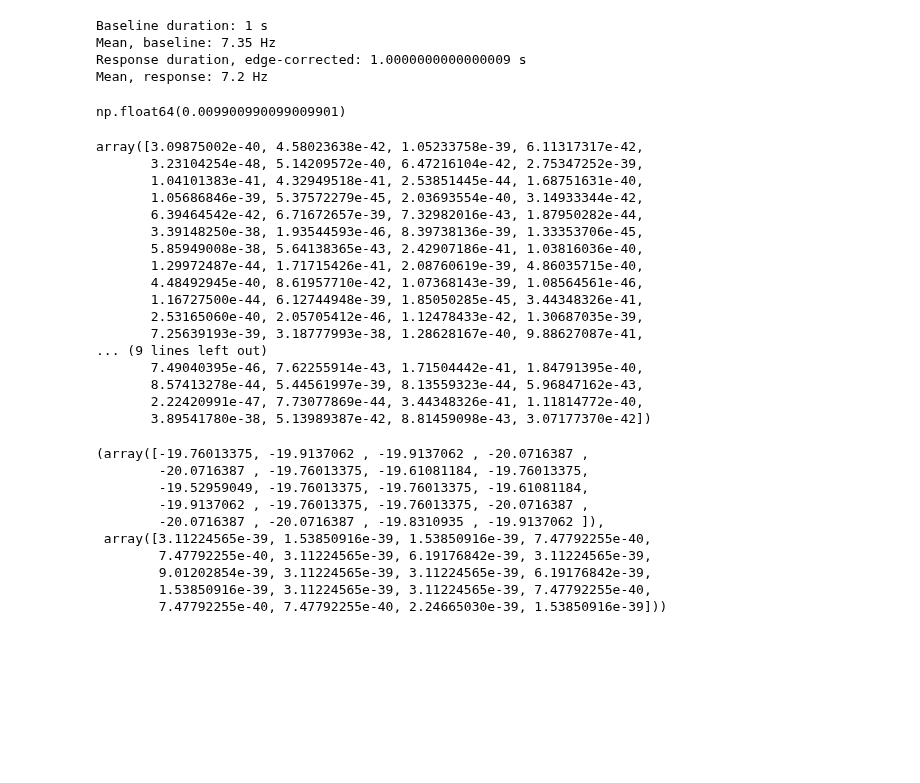
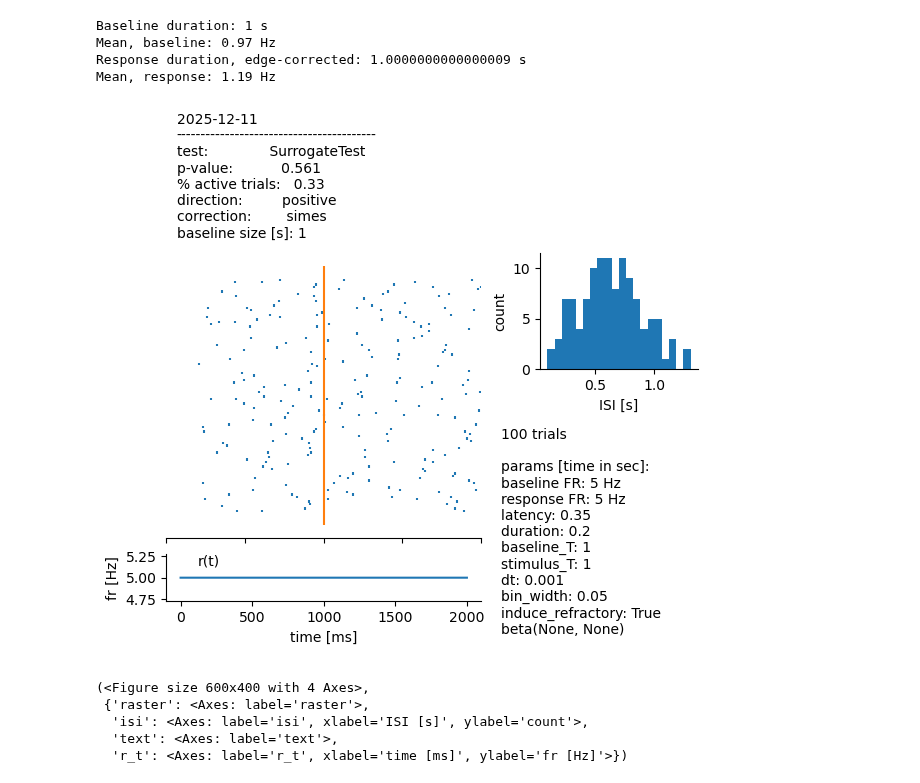
Before and after one commit to a-darcher/response_generator, a Jupyter notebook: dev.ipynb, the cells around one changed output. Drawn from its saved outputs; the diff is of its cells as text; code cells hidden in the pictures; blank space fills up the shorter version.

```diff
--- a/dev.ipynb
+++ b/dev.ipynb
@@ -71,47 +71,34 @@ Mean, response: 7.163157894736842 Hz
 # %%
 cfg_response_dict = {
     "trial_activity": trial_activity,
     "baseline_T": baseline_T,
     "stimulus_T": stimulus_T,
     "stimulus_onset": baseline_T,
-    "bin_width": 0.1,
+    "bin_width": 0.05,
     "dt": dt,
     "direction": "positive",
     "proportion_active": 1/3,
     "multiple_correction": "simes",
     "interleave_response_bins": False,
     "smooth_response_bins": False,
     "debug": True,
 }
 
 cfg_response = ResponseConfig(**cfg_response_dict)
 data_response = make_response_data(cfg_response)
 
-detector = ResponseDetector(data_response, SurrogateTest, n_perms=100)
+detector = ResponseDetector(data_response, SurrogateTest, n_perms=1000)
 detector.compute_min_pval()
+
+SpikeSummaryFigure(trial_activity, generator, detector, ).build()
 # %% [output]
 Baseline duration: 1 s
-Mean, baseline: 7.35 Hz
+Mean, baseline: 0.97 Hz
 Response duration, edge-corrected: 1.0000000000000009 s
-Mean, response: 7.2 Hz
+Mean, response: 1.19 Hz
+[figure, added]
-np.float64(0.009900990099009901)
+(<Figure size 600x400 with 4 Axes>,
+ {'raster': <Axes: label='raster'>,
+  'isi': <Axes: label='isi', xlabel='ISI [s]', ylabel='count'>,
+  'text': <Axes: label='text'>,
+  'r_t': <Axes: label='r_t', xlabel='time [ms]', ylabel='fr [Hz]'>})
-# %%
-detector.test.permuted_tstats
-# %% [output]
-array([3.09875002e-40, 4.58023638e-42, 1.05233758e-39, 6.11317317e-42,
-       3.23104254e-48, 5.14209572e-40, 6.47216104e-42, 2.75347252e-39,
-       1.04101383e-41, 4.32949518e-41, 2.53851445e-44, 1.68751631e-40,
-       1.05686846e-39, 5.37572279e-45, 2.03693554e-40, 3.14933344e-42,
-       6.39464542e-42, 6.71672657e-39, 7.32982016e-43, 1.87950282e-44,
-       3.39148250e-38, 1.93544593e-46, 8.39738136e-39, 1.33353706e-45,
-       5.85949008e-38, 5.64138365e-43, 2.42907186e-41, 1.03816036e-40,
-       1.29972487e-44, 1.71715426e-41, 2.08760619e-39, 4.86035715e-40,
-       4.48492945e-40, 8.61957710e-42, 1.07368143e-39, 1.08564561e-46,
-       1.16727500e-44, 6.12744948e-39, 1.85050285e-45, 3.44348326e-41,
-       2.53165060e-40, 2.05705412e-46, 1.12478433e-42, 1.30687035e-39,
-       7.25639193e-39, 3.18777993e-38, 1.28628167e-40, 9.88627087e-41,
-... (9 lines left out)
-       7.49040395e-46, 7.62255914e-43, 1.71504442e-41, 1.84791395e-40,
-       8.57413278e-44, 5.44561997e-39, 8.13559323e-44, 5.96847162e-43,
-       2.22420991e-47, 7.73077869e-44, 3.44348326e-41, 1.11814772e-40,
-       3.89541780e-38, 5.13989387e-42, 8.81459098e-43, 3.07177370e-42])
@@ -139,13 +104,0 @@ for n, s in enumerate(surrogates):
-# %%
-x
-# %% [output]
-(array([-19.76013375, -19.9137062 , -19.9137062 , -20.0716387 ,
-        -20.0716387 , -19.76013375, -19.61081184, -19.76013375,
-        -19.52959049, -19.76013375, -19.76013375, -19.61081184,
-        -19.9137062 , -19.76013375, -19.76013375, -20.0716387 ,
-        -20.0716387 , -20.0716387 , -19.8310935 , -19.9137062 ]),
- array([3.11224565e-39, 1.53850916e-39, 1.53850916e-39, 7.47792255e-40,
-        7.47792255e-40, 3.11224565e-39, 6.19176842e-39, 3.11224565e-39,
-        9.01202854e-39, 3.11224565e-39, 3.11224565e-39, 6.19176842e-39,
-        1.53850916e-39, 3.11224565e-39, 3.11224565e-39, 7.47792255e-40,
-        7.47792255e-40, 7.47792255e-40, 2.24665030e-39, 1.53850916e-39]))
```
Also changed, not shown: parts of 8 cells of this notebook, 9 other files.
